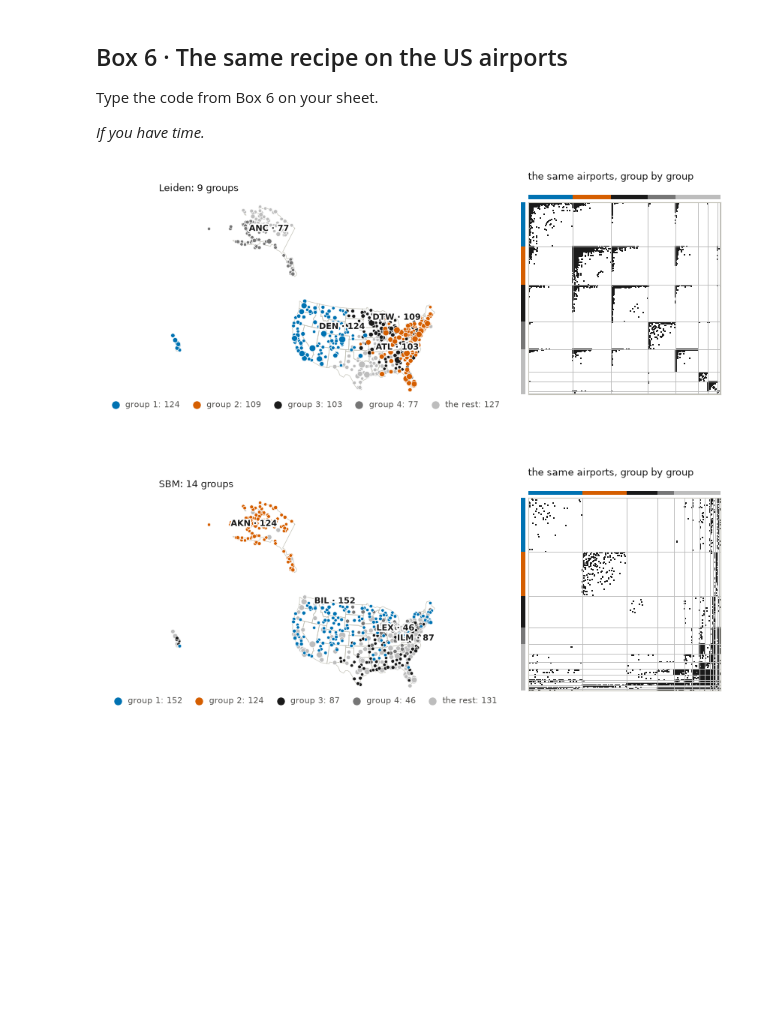
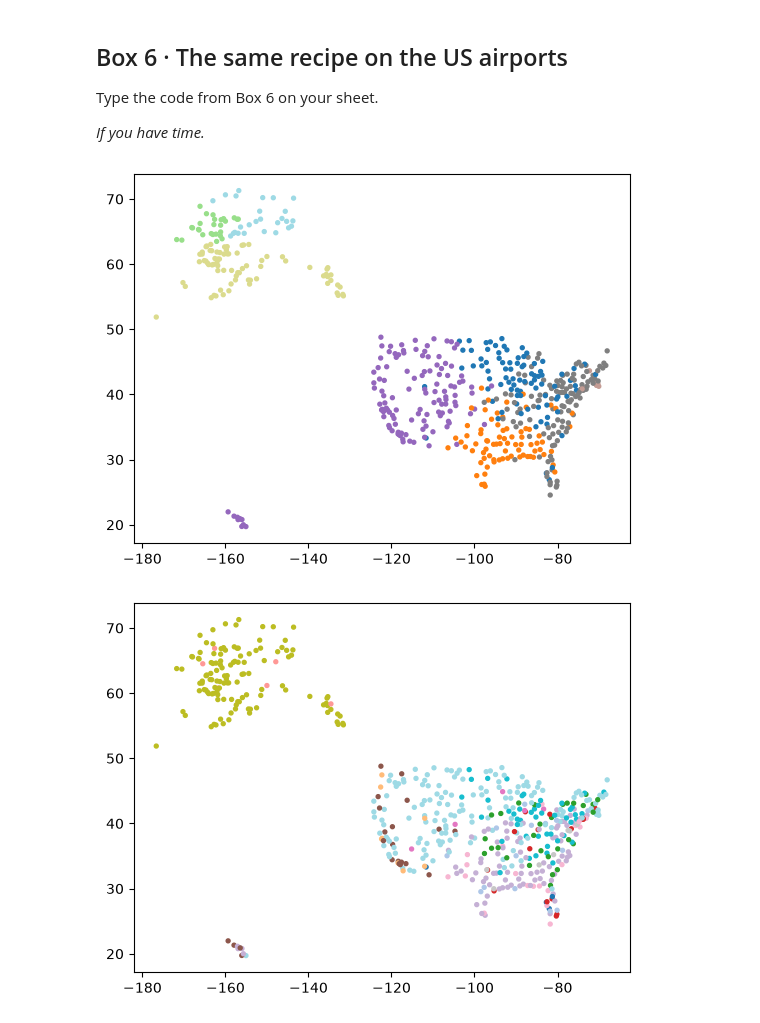
Before and after one commit to skojaku/adv-net-sci, a Jupyter notebook: lecture-note/m05-clustering/code-sheet/colab-lab-solutions.ipynb, the cells around one changed output. Drawn from its saved outputs; the diff is of its cells as text; code cells hidden in the pictures; blank space fills up the shorter version.

```diff
--- a/lecture-note/m05-clustering/code-sheet/colab-lab-solutions.ipynb
+++ b/lecture-note/m05-clustering/code-sheet/colab-lab-solutions.ipynb
@@ -326,11 +120,14 @@ Type the code from Box 6 on your sheet.
 *If you have time.*
 # %%
 result_air = g_air.community_leiden("modularity", n_iterations=-1)
-leiden_air = result_air.membership
+plt.scatter(lon, lat, c=result_air.membership, s=8, cmap="tab20")
+plt.show()
 g2 = gt.Graph(directed=False)
 g2.add_edge_list(g_air.get_edgelist())
 state2 = gt.minimize_blockmodel_dl(g2, state_args=dict(deg_corr=False))
-sbm_air = state2.get_blocks().a
-show_map(Leiden=leiden_air, SBM=sbm_air)
+labels = np.unique(state2.get_blocks().a, return_inverse=True)[1]
+plt.scatter(lon, lat, c=labels, s=8, cmap="tab20")
+plt.show()
 # %% [output]
-[figure, old version]
+[figure, new version]
+[figure, added]
```
Also changed, not shown: parts of 7 cells of this notebook, 9 other files.
